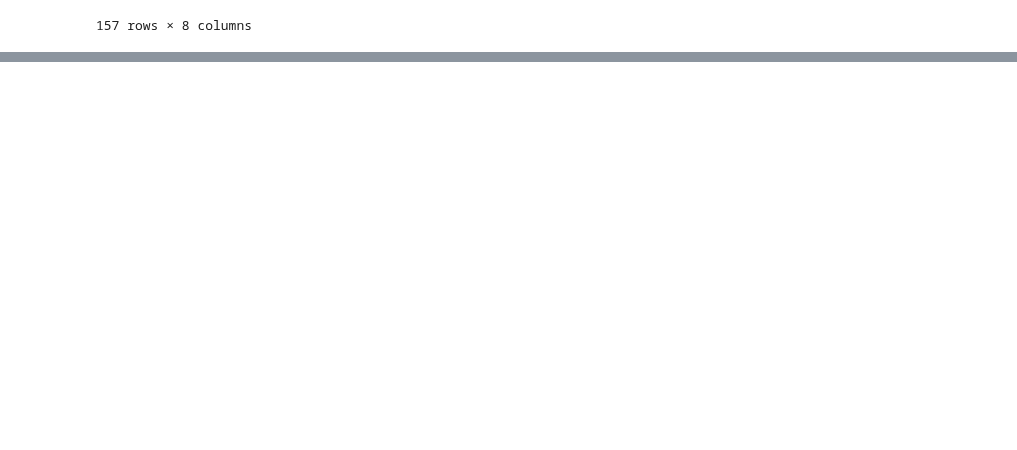
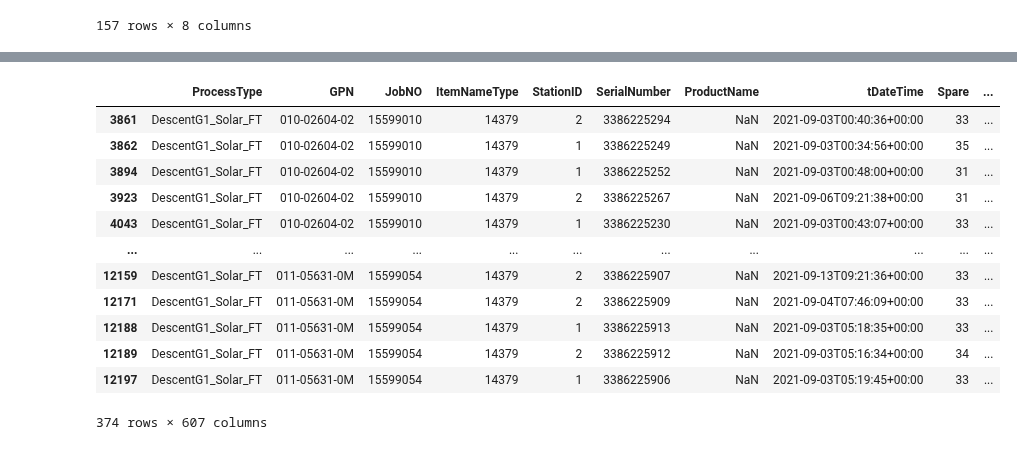
Before and after one commit to CPWRF/Projects, a Jupyter notebook: ProductionReport/ProductionReport.ipynb, the cells around one changed output, grey strips where cells are left out. Saved outputs shown, nothing was run; the diff lists cells and outputs as text; code cells hidden in the pictures; blank space fills up the shorter version.

```diff
--- a/ProductionReport/ProductionReport.ipynb
+++ b/ProductionReport/ProductionReport.ipynb
@@ -76,0 +81,19 @@ final_result[['Process Type','Retest Rate %','Tested ESN QTY','ItemName','Retest
+# %%
+raw = pd.read_excel('report.xlsx', sheet_name='Raw data')
+# %%
+raw2 = raw.loc[(raw.ProcessType == 'DescentG1_Solar_FT') & (raw.Item24.between(600, 1000)),:]
+raw2
+# %% [output]
+|  | ProcessType | GPN | JobNO | ItemNameType | StationID | SerialNumber | ProductName | tDateTime | Spare | ... |
+| 3861 | DescentG1_Solar_FT | 010-02604-02 | 15599010 | 14379 | 2 | 3386225294 | NaN | 2021-09-03T00:40:36+00:00 | 33 | ... |
+| 3862 | DescentG1_Solar_FT | 010-02604-02 | 15599010 | 14379 | 1 | 3386225249 | NaN | 2021-09-03T00:34:56+00:00 | 35 | ... |
+| 3894 | DescentG1_Solar_FT | 010-02604-02 | 15599010 | 14379 | 1 | 3386225252 | NaN | 2021-09-03T00:48:00+00:00 | 31 | ... |
+| 3923 | DescentG1_Solar_FT | 010-02604-02 | 15599010 | 14379 | 2 | 3386225267 | NaN | 2021-09-06T09:21:38+00:00 | 31 | ... |
+| 4043 | DescentG1_Solar_FT | 010-02604-02 | 15599010 | 14379 | 1 | 3386225230 | NaN | 2021-09-03T00:43:07+00:00 | 33 | ... |
+| ... | ... | ... | ... | ... | ... | ... | ... | ... | ... | ... |
+| 12159 | DescentG1_Solar_FT | 011-05631-0M | 15599054 | 14379 | 2 | 3386225907 | NaN | 2021-09-13T09:21:36+00:00 | 33 | ... |
+| 12171 | DescentG1_Solar_FT | 011-05631-0M | 15599054 | 14379 | 2 | 3386225909 | NaN | 2021-09-04T07:46:09+00:00 | 33 | ... |
+| 12188 | DescentG1_Solar_FT | 011-05631-0M | 15599054 | 14379 | 1 | 3386225913 | NaN | 2021-09-03T05:18:35+00:00 | 33 | ... |
+| 12189 | DescentG1_Solar_FT | 011-05631-0M | 15599054 | 14379 | 2 | 3386225912 | NaN | 2021-09-03T05:16:34+00:00 | 34 | ... |
+| 12197 | DescentG1_Solar_FT | 011-05631-0M | 15599054 | 14379 | 1 | 3386225906 | NaN | 2021-09-03T05:19:45+00:00 | 33 | ... |
+374 rows × 607 columns
```
Also changed, not shown: parts of 5 cells of this notebook, 4 other files.
